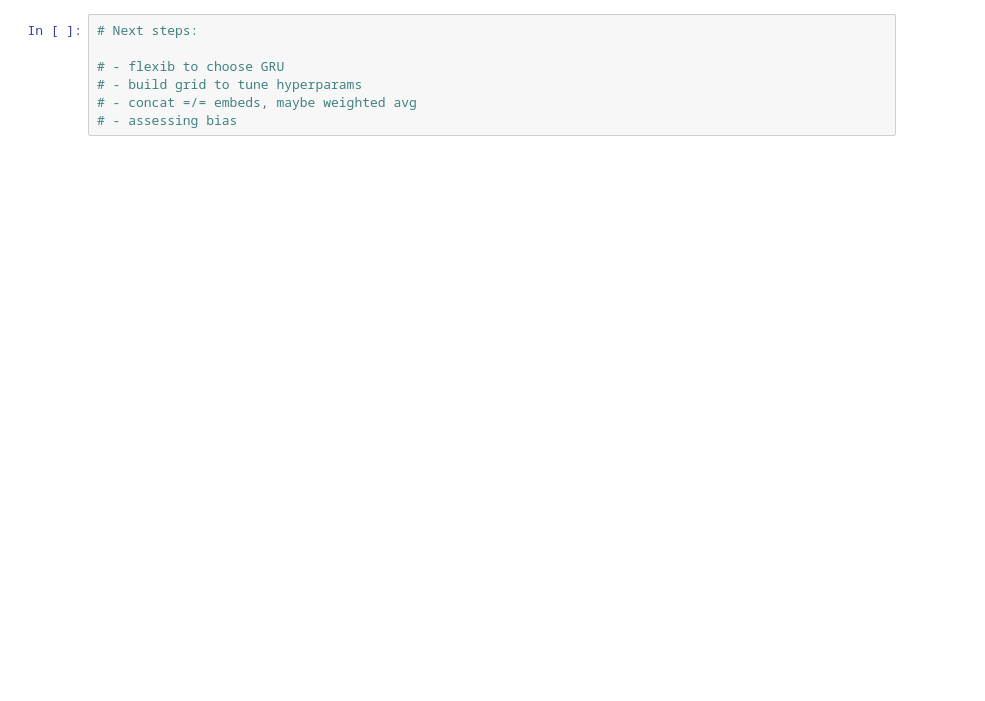
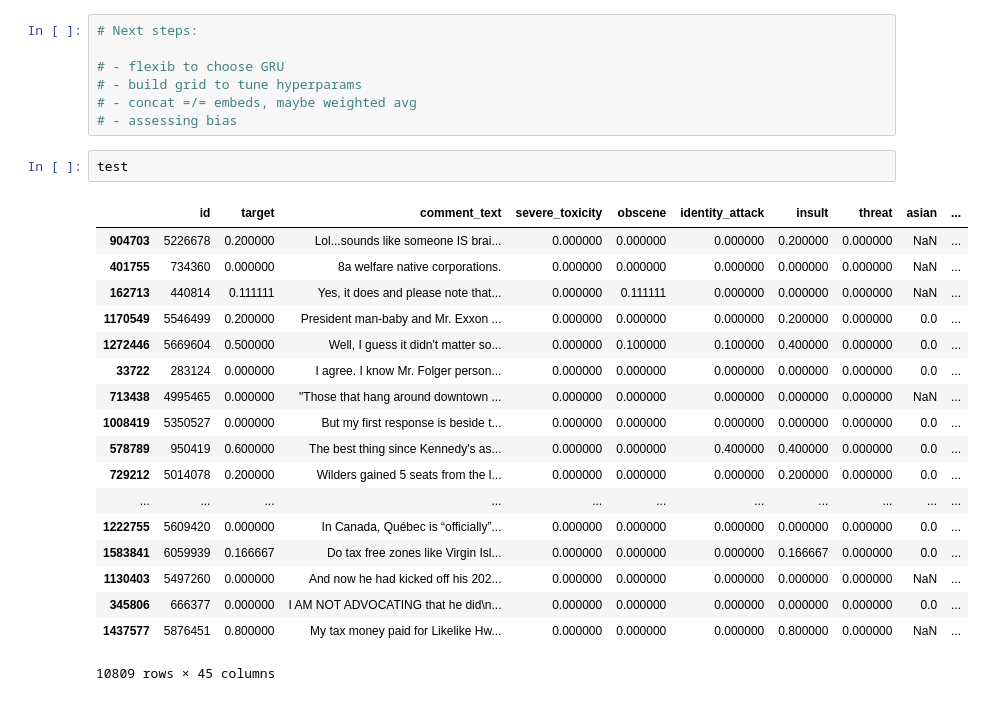
Before and after one commit to ElenaBadilloG/DetoxiPy, a Jupyter notebook: src/modelling/Baseline-LSTM-performance.ipynb, the cells around one changed output. Drawn from its saved outputs; the diff is of its cells as text; blank space fills up the shorter version.

```diff
--- a/src/modelling/Baseline-LSTM-performance.ipynb
+++ b/src/modelling/Baseline-LSTM-performance.ipynb
@@ -378,3 +401,24 @@ Accuracy: 0.9156537753222836
 # - build grid to tune hyperparams
 # - concat =/= embeds, maybe weighted avg
 # - assessing bias
+# %%
+test
+# %% [output]
+|  | id | target | comment_text | severe_toxicity | obscene | identity_attack | insult | threat | asian | ... |
+| 904703 | 5226678 | 0.200000 | Lol...sounds like someone IS brai... | 0.000000 | 0.000000 | 0.000000 | 0.200000 | 0.000000 | NaN | ... |
+| 401755 | 734360 | 0.000000 | 8a welfare native corporations. | 0.000000 | 0.000000 | 0.000000 | 0.000000 | 0.000000 | NaN | ... |
+| 162713 | 440814 | 0.111111 | Yes, it does and please note that... | 0.000000 | 0.111111 | 0.000000 | 0.000000 | 0.000000 | NaN | ... |
+| 1170549 | 5546499 | 0.200000 | President man-baby and Mr. Exxon ... | 0.000000 | 0.000000 | 0.000000 | 0.200000 | 0.000000 | 0.0 | ... |
+| 1272446 | 5669604 | 0.500000 | Well, I guess it didn't matter so... | 0.000000 | 0.100000 | 0.100000 | 0.400000 | 0.000000 | 0.0 | ... |
+| 33722 | 283124 | 0.000000 | I agree. I know Mr. Folger person... | 0.000000 | 0.000000 | 0.000000 | 0.000000 | 0.000000 | 0.0 | ... |
+| 713438 | 4995465 | 0.000000 | "Those that hang around downtown ... | 0.000000 | 0.000000 | 0.000000 | 0.000000 | 0.000000 | NaN | ... |
+| 1008419 | 5350527 | 0.000000 | But my first response is beside t... | 0.000000 | 0.000000 | 0.000000 | 0.000000 | 0.000000 | 0.0 | ... |
+| 578789 | 950419 | 0.600000 | The best thing since Kennedy's as... | 0.000000 | 0.000000 | 0.400000 | 0.400000 | 0.000000 | 0.0 | ... |
+| 729212 | 5014078 | 0.200000 | Wilders gained 5 seats from the l... | 0.000000 | 0.000000 | 0.000000 | 0.200000 | 0.000000 | 0.0 | ... |
+| ... | ... | ... | ... | ... | ... | ... | ... | ... | ... | ... |
+| 1222755 | 5609420 | 0.000000 | In Canada, Québec is “officially”... | 0.000000 | 0.000000 | 0.000000 | 0.000000 | 0.000000 | 0.0 | ... |
+| 1583841 | 6059939 | 0.166667 | Do tax free zones like Virgin Isl... | 0.000000 | 0.000000 | 0.000000 | 0.166667 | 0.000000 | 0.0 | ... |
+| 1130403 | 5497260 | 0.000000 | And now he had kicked off his 202... | 0.000000 | 0.000000 | 0.000000 | 0.000000 | 0.000000 | NaN | ... |
+| 345806 | 666377 | 0.000000 | I AM NOT ADVOCATING that he did\n... | 0.000000 | 0.000000 | 0.000000 | 0.000000 | 0.000000 | 0.0 | ... |
+| 1437577 | 5876451 | 0.800000 | My tax money paid for Likelike Hw... | 0.000000 | 0.000000 | 0.000000 | 0.800000 | 0.000000 | NaN | ... |
+10809 rows × 45 columns
```
Also changed, not shown: parts of 7 cells of this notebook.
